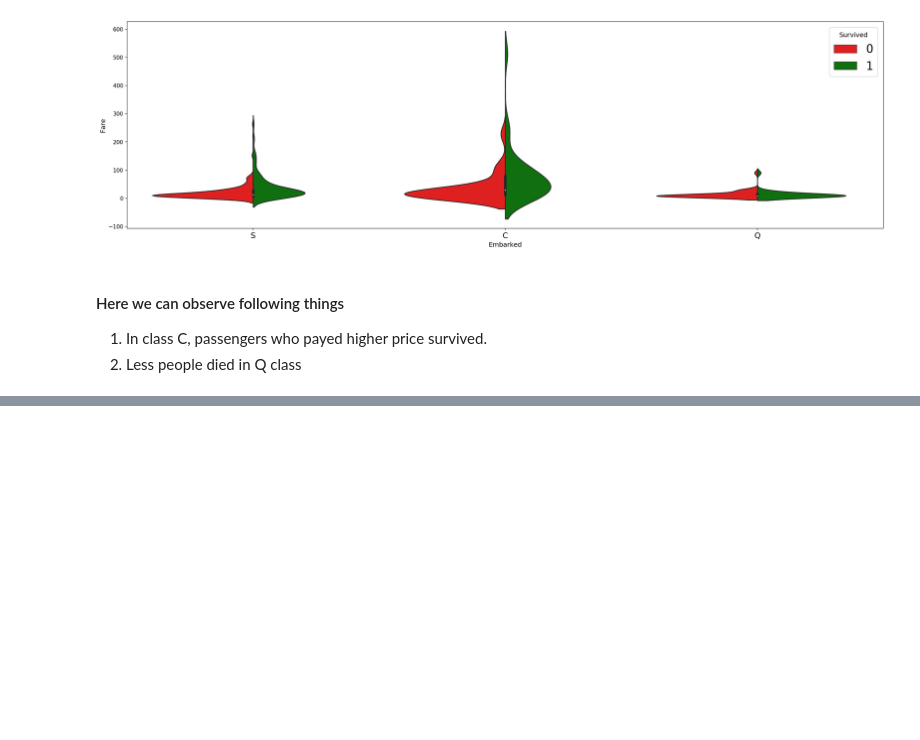
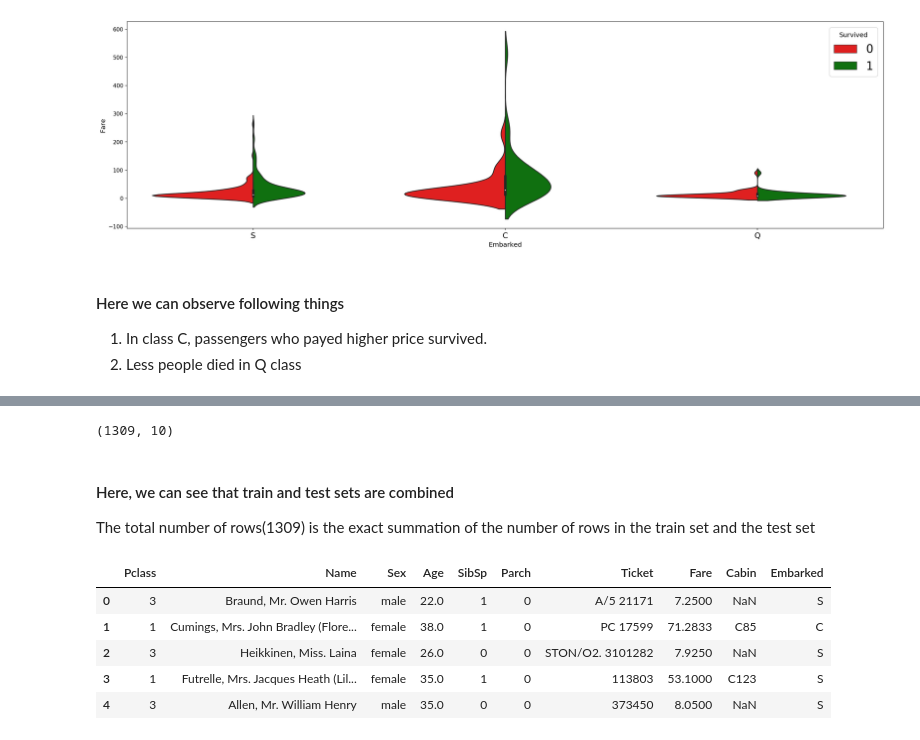
Before and after one commit to aaditya29/Kaggle-Titanic-Jupyter-Notebook, a Jupyter notebook: Titanic.ipynb, the cells around one changed output, grey strips where cells are left out. Saved outputs shown, nothing was run; the diff lists cells and outputs as text; code cells hidden in the pictures; blank space fills up the shorter version.

Commit message:
Combining train and test data sets

```diff
--- a/Titanic.ipynb
+++ b/Titanic.ipynb
@@ -173,0 +188,40 @@ sns.violinplot(x='Embarked', y='Fare', hue='Survived', data=data,
+# %%
+#Loading the train and test sets and appending them together
+def get_combined_data():
+    #reading train data
+    train = pd.read_csv('/Users/adityamishra/data/train.csv')
+
+    #reading test data
+    test = pd.read_csv('/Users/adityamishra/data/test.csv')
+
+    #extracting and then removing the targets from the training data
+    targets = train.Survived
+    train.drop(['Survived'], 1, inplace = True)
+    #Here in train.drop() we remove rows or columns by specifying label names and corresponding names
+    #or by specifying directly index or column names.
+    #inplace take default value as false and if True then do operation and return None
+
+    #Here, we'll also remove the PassengerID since this is not an informative feature
+    combined = train.append(test)
+    combined.reset_index(inplace = True)
+    combined.drop(['index', 'PassengerId'], inplace = True, axis=1)
+
+    return combined
+# %%
+combined = get_combined_data()
+print(combined.shape)
+# %% [output]
+(1309, 10)
+# %% [markdown]
+#### Here, we can see that train and test sets are combined
+
+The total number of rows(1309) is the exact summation of the number of rows in the train set and the test set
+# %%
+combined.head()#Returning the 5 default rows
+# %% [output]
+|  | Pclass | Name | Sex | Age | SibSp | Parch | Ticket | Fare | Cabin | Embarked |
+| 0 | 3 | Braund, Mr. Owen Harris | male | 22.0 | 1 | 0 | A/5 21171 | 7.2500 | NaN | S |
+| 1 | 1 | Cumings, Mrs. John Bradley (Flore... | female | 38.0 | 1 | 0 | PC 17599 | 71.2833 | C85 | C |
+| 2 | 3 | Heikkinen, Miss. Laina | female | 26.0 | 0 | 0 | STON/O2. 3101282 | 7.9250 | NaN | S |
+| 3 | 1 | Futrelle, Mrs. Jacques Heath (Lil... | female | 35.0 | 1 | 0 | 113803 | 53.1000 | C123 | S |
+| 4 | 3 | Allen, Mr. William Henry | male | 35.0 | 0 | 0 | 373450 | 8.0500 | NaN | S |
```
Also changed, not shown: parts of 3 cells of this notebook.
